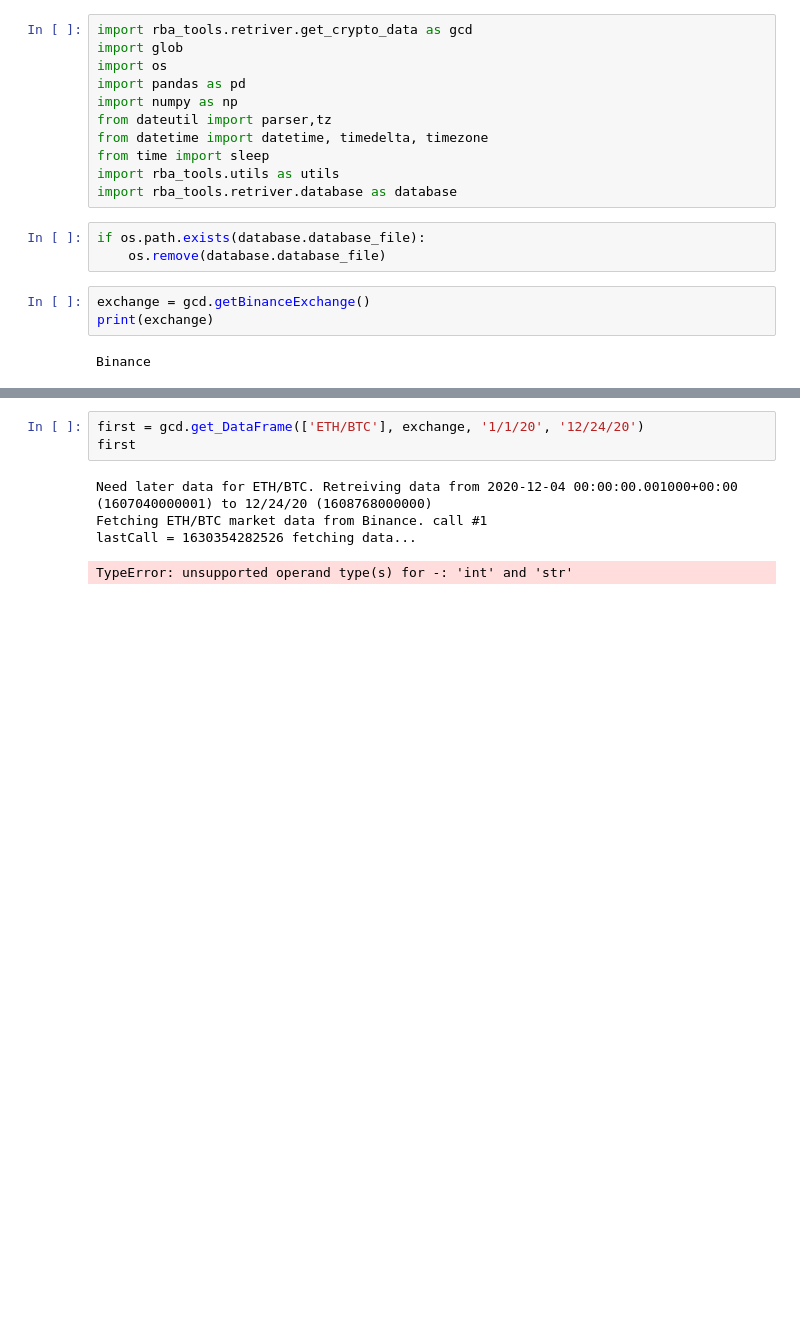
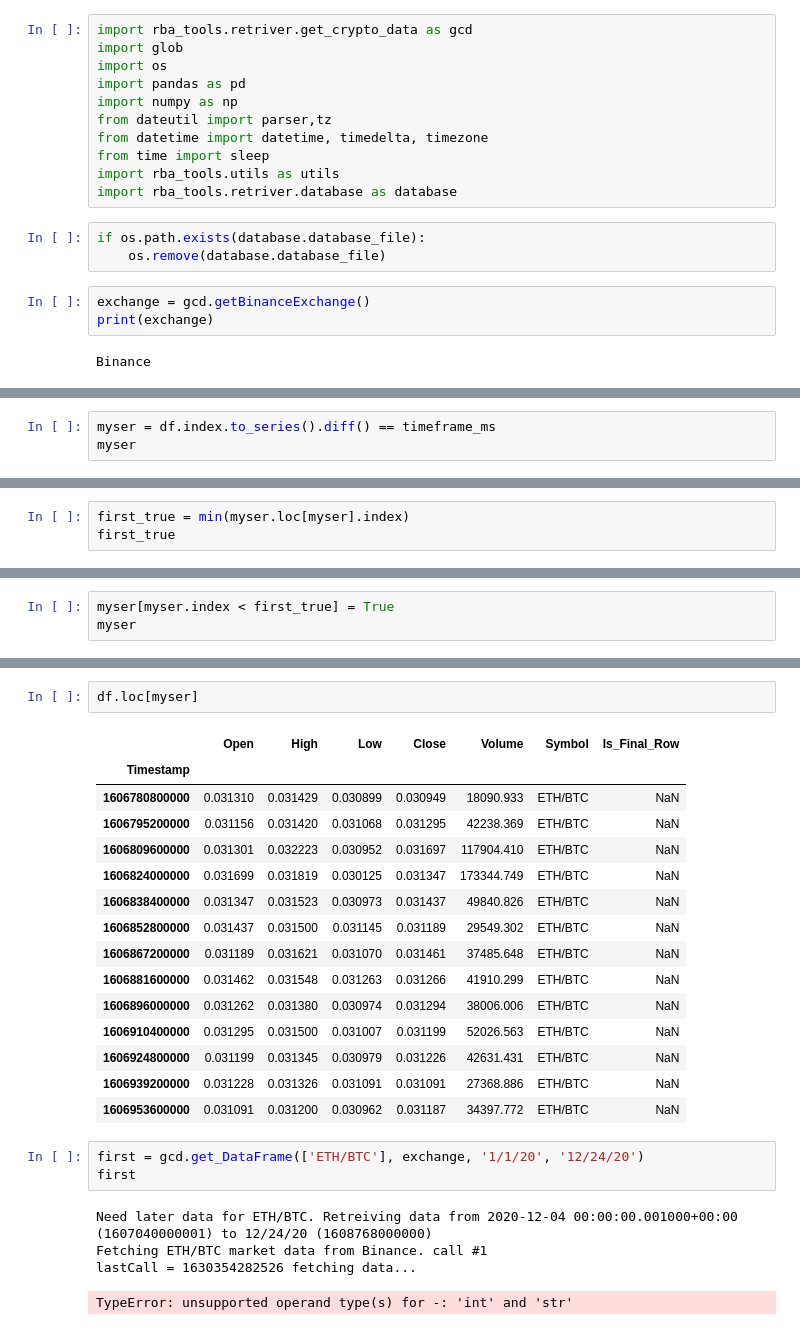
Before and after one commit to avepus/crypto-model, a Jupyter notebook: notebooks/building data retrieval.ipynb, the cells around one changed output, grey strips where cells are left out. Saved outputs shown, nothing was run; the diff lists cells and outputs as text; blank space fills up the shorter version.

```diff
--- a/notebooks/building data retrieval.ipynb
+++ b/notebooks/building data retrieval.ipynb
@@ -106,0 +88,3 @@ utils.convert_timeframe_to_sec('60s')
+# %%
+myser = df.index.to_series().diff() == timeframe_ms
+myser
@@ -106,0 +109,3 @@ utils.convert_timeframe_to_sec('60s')
+# %%
+first_true = min(myser.loc[myser].index)
+first_true
@@ -106,0 +120,3 @@ utils.convert_timeframe_to_sec('60s')
+# %%
+myser[myser.index < first_true] = True
+myser
@@ -107,3 +141,21 @@ utils.convert_timeframe_to_sec('60s')
+# %%
+df.loc[myser]
+# %% [output]
+|  | Open | High | Low | Close | Volume | Symbol | Is_Final_Row |
+| Timestamp |  |  |  |  |  |  |  |
+| 1606780800000 | 0.031310 | 0.031429 | 0.030899 | 0.030949 | 18090.933 | ETH/BTC | NaN |
+| 1606795200000 | 0.031156 | 0.031420 | 0.031068 | 0.031295 | 42238.369 | ETH/BTC | NaN |
+| 1606809600000 | 0.031301 | 0.032223 | 0.030952 | 0.031697 | 117904.410 | ETH/BTC | NaN |
+| 1606824000000 | 0.031699 | 0.031819 | 0.030125 | 0.031347 | 173344.749 | ETH/BTC | NaN |
+| 1606838400000 | 0.031347 | 0.031523 | 0.030973 | 0.031437 | 49840.826 | ETH/BTC | NaN |
+| 1606852800000 | 0.031437 | 0.031500 | 0.031145 | 0.031189 | 29549.302 | ETH/BTC | NaN |
+| 1606867200000 | 0.031189 | 0.031621 | 0.031070 | 0.031461 | 37485.648 | ETH/BTC | NaN |
+| 1606881600000 | 0.031462 | 0.031548 | 0.031263 | 0.031266 | 41910.299 | ETH/BTC | NaN |
+| 1606896000000 | 0.031262 | 0.031380 | 0.030974 | 0.031294 | 38006.006 | ETH/BTC | NaN |
+| 1606910400000 | 0.031295 | 0.031500 | 0.031007 | 0.031199 | 52026.563 | ETH/BTC | NaN |
+| 1606924800000 | 0.031199 | 0.031345 | 0.030979 | 0.031226 | 42631.431 | ETH/BTC | NaN |
+| 1606939200000 | 0.031228 | 0.031326 | 0.031091 | 0.031091 | 27368.886 | ETH/BTC | NaN |
+| 1606953600000 | 0.031091 | 0.031200 | 0.030962 | 0.031187 | 34397.772 | ETH/BTC | NaN |
 # %%
 first = gcd.get_DataFrame(['ETH/BTC'], exchange, '1/1/20', '12/24/20')
 first
```
Also changed, not shown: parts of 11 cells of this notebook, 1 other file.
